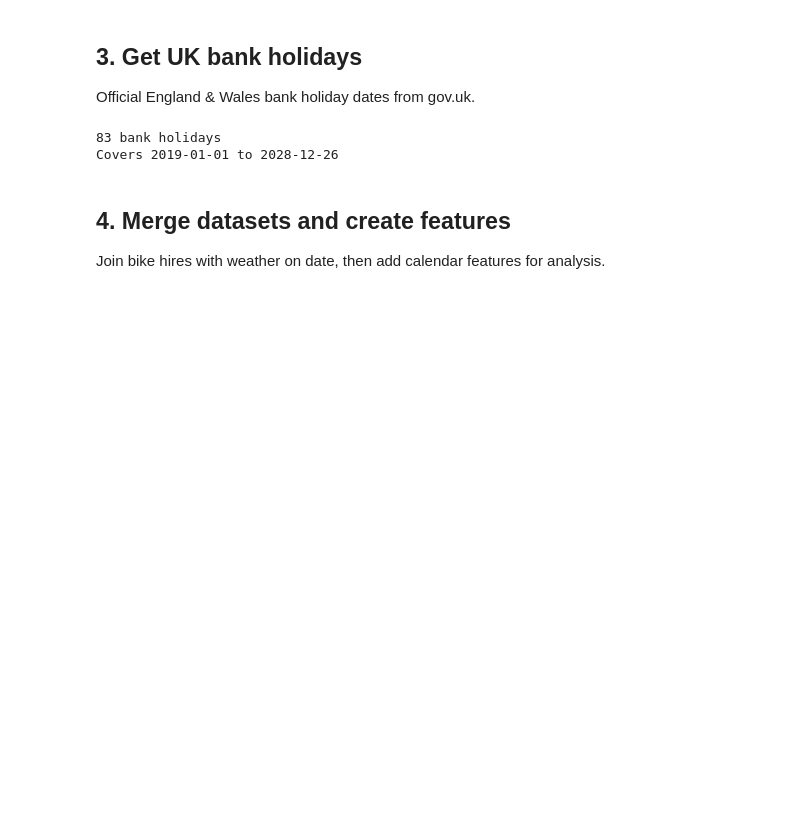
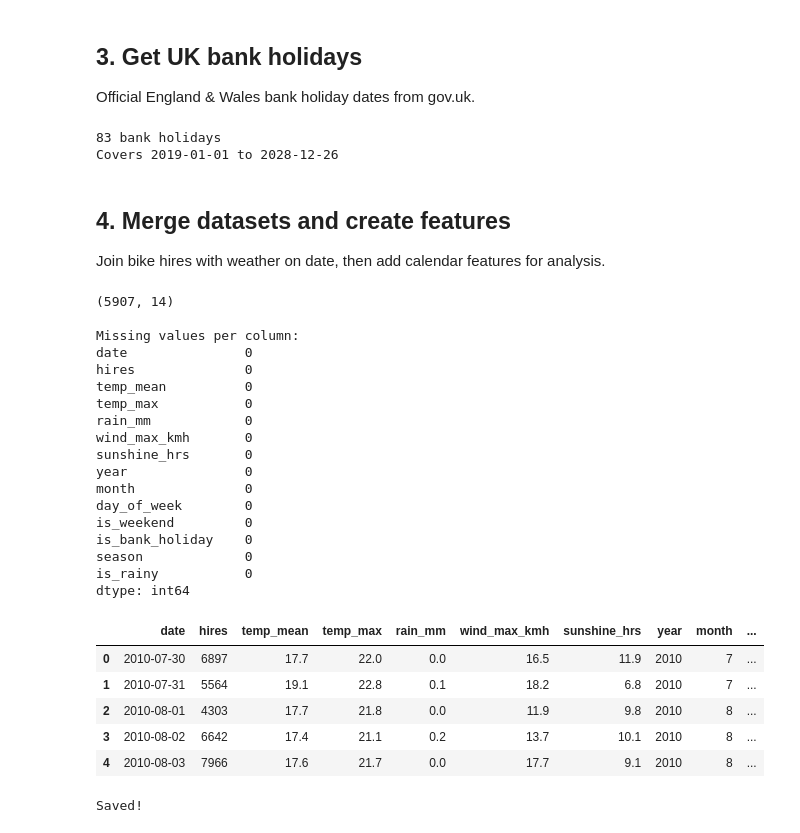
Before and after one commit to Harneett/london_bike_hire_analysis, a Jupyter notebook: 01_data_collection.ipynb, the cells around one changed output. Saved outputs shown, nothing was run; the diff lists cells and outputs as text; code cells hidden in the pictures; blank space fills up the shorter version.

Commit message:
Complete data collection: merge bike hires, weather and bank holidays

```diff
--- a/01_data_collection.ipynb
+++ b/01_data_collection.ipynb
@@ -169,3 +169,57 @@ Covers 2019-01-01 to 2028-12-26
 # %% [markdown]
 ## 4. Merge datasets and create features
 Join bike hires with weather on date, then add calendar features for analysis.
+# %%
+df = bikes.merge(weather, on="date", how="left")
+
+# Calendar features
+df["year"]        = df["date"].dt.year
+df["month"]       = df["date"].dt.month
+df["day_of_week"] = df["date"].dt.day_name()
+df["is_weekend"]  = df["date"].dt.dayofweek >= 5      # Sat=5, Sun=6
+df["is_bank_holiday"] = df["date"].isin(bh_dates)
+
+df["season"] = df["month"].map({
+    12: "Winter", 1: "Winter", 2: "Winter",
+    3: "Spring", 4: "Spring", 5: "Spring",
+    6: "Summer", 7: "Summer", 8: "Summer",
+    9: "Autumn", 10: "Autumn", 11: "Autumn",
+})
+
+# Weather flag
+df["is_rainy"] = df["rain_mm"] >= 1.0                 # 1mm+ = a properly wet day
+
+print(df.shape)
+print("\nMissing values per column:")
+print(df.isna().sum())
+df.head()
+# %% [output]
+(5907, 14)
+
+Missing values per column:
+date               0
+hires              0
+temp_mean          0
+temp_max           0
+rain_mm            0
+wind_max_kmh       0
+sunshine_hrs       0
+year               0
+month              0
+day_of_week        0
+is_weekend         0
+is_bank_holiday    0
+season             0
+is_rainy           0
+dtype: int64
+|  | date | hires | temp_mean | temp_max | rain_mm | wind_max_kmh | sunshine_hrs | year | month | ... |
+| 0 | 2010-07-30 | 6897 | 17.7 | 22.0 | 0.0 | 16.5 | 11.9 | 2010 | 7 | ... |
+| 1 | 2010-07-31 | 5564 | 19.1 | 22.8 | 0.1 | 18.2 | 6.8 | 2010 | 7 | ... |
+| 2 | 2010-08-01 | 4303 | 17.7 | 21.8 | 0.0 | 11.9 | 9.8 | 2010 | 8 | ... |
+| 3 | 2010-08-02 | 6642 | 17.4 | 21.1 | 0.2 | 13.7 | 10.1 | 2010 | 8 | ... |
+| 4 | 2010-08-03 | 7966 | 17.6 | 21.7 | 0.0 | 17.7 | 9.1 | 2010 | 8 | ... |
+# %%
+df.to_csv("data/bikes_weather_clean.csv", index=False)
+print("Saved!")
+# %% [output]
+Saved!
```
Also changed, not shown: 1 other file.
